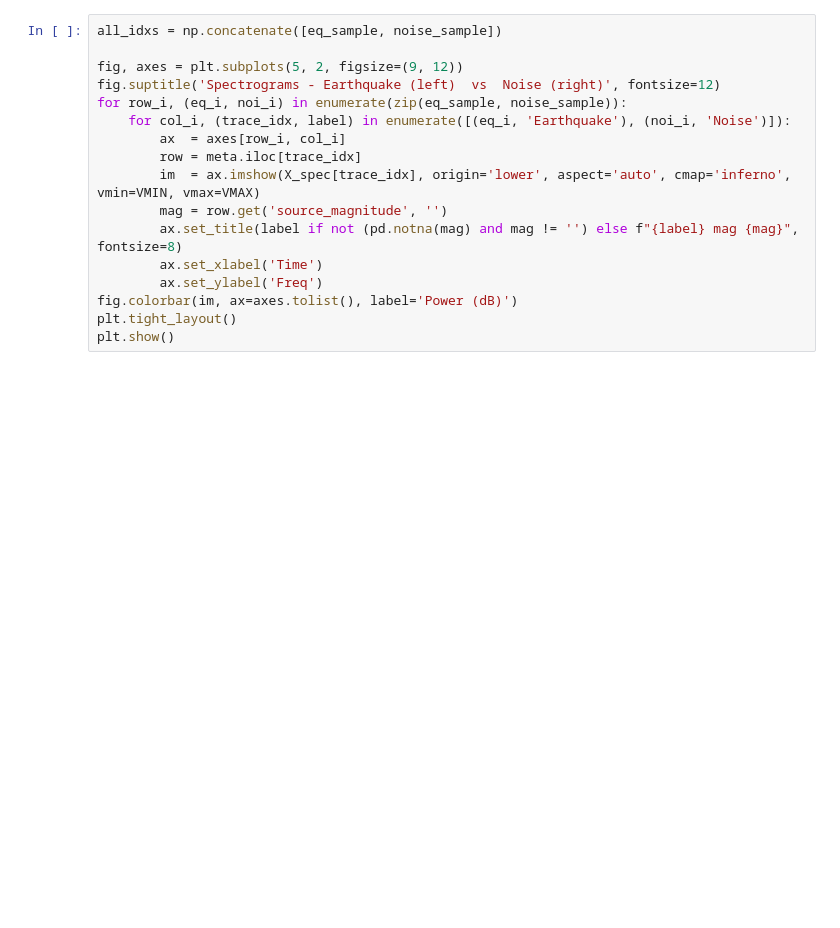
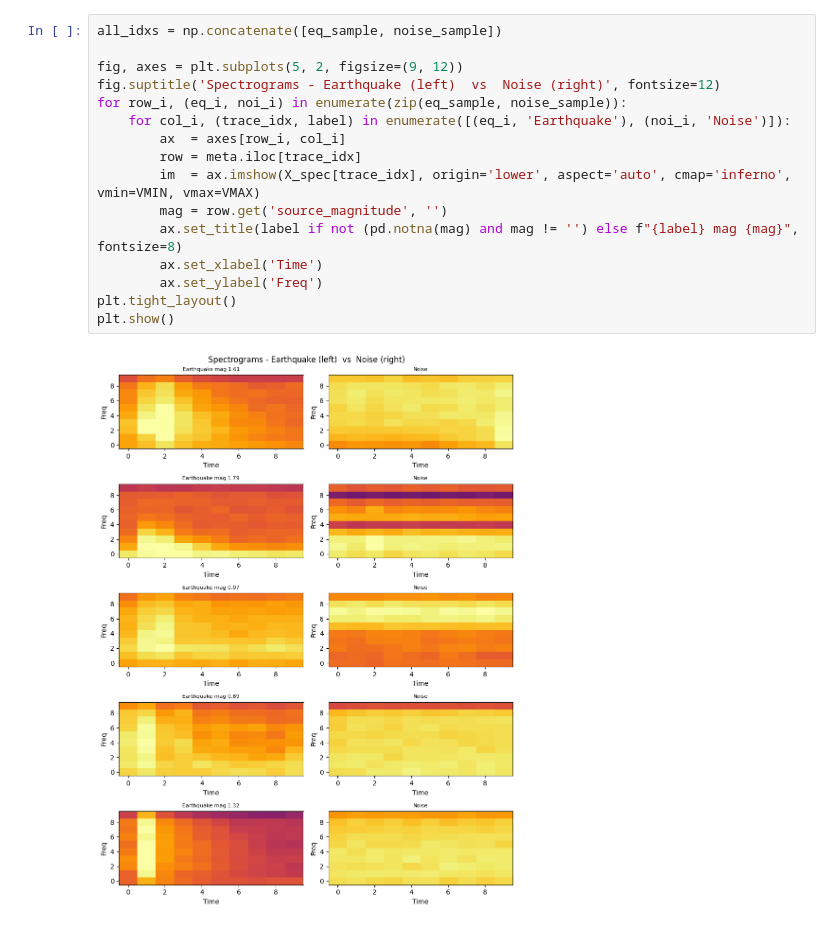
Before and after one commit to t0merez/earthquake-classifier, a Jupyter notebook: notebooks/test.ipynb, the cells around one changed output. Cells and saved outputs as stored; diff of their text form; blank space fills up the shorter version.

```diff
--- a/notebooks/test.ipynb
+++ b/notebooks/test.ipynb
@@ -116,20 +126,21 @@ plt.show()
 # %%
 all_idxs = np.concatenate([eq_sample, noise_sample])
 
 fig, axes = plt.subplots(5, 2, figsize=(9, 12))
 fig.suptitle('Spectrograms - Earthquake (left)  vs  Noise (right)', fontsize=12)
 for row_i, (eq_i, noi_i) in enumerate(zip(eq_sample, noise_sample)):
     for col_i, (trace_idx, label) in enumerate([(eq_i, 'Earthquake'), (noi_i, 'Noise')]):
         ax  = axes[row_i, col_i]
         row = meta.iloc[trace_idx]
         im  = ax.imshow(X_spec[trace_idx], origin='lower', aspect='auto', cmap='inferno', vmin=VMIN, vmax=VMAX)
         mag = row.get('source_magnitude', '')
         ax.set_title(label if not (pd.notna(mag) and mag != '') else f"{label} mag {mag}", fontsize=8)
         ax.set_xlabel('Time')
         ax.set_ylabel('Freq')
-fig.colorbar(im, ax=axes.tolist(), label='Power (dB)')
 plt.tight_layout()
 plt.show()
+# %% [output]
+[figure, added]
 # %%
 # Demo: plot_spectrogram — full-resolution spectrogram with global colour scale
 from data_code.plot_spectrogram import plot_spectrogram
```
Also changed, not shown: parts of 7 cells of this notebook, 1 other file.
